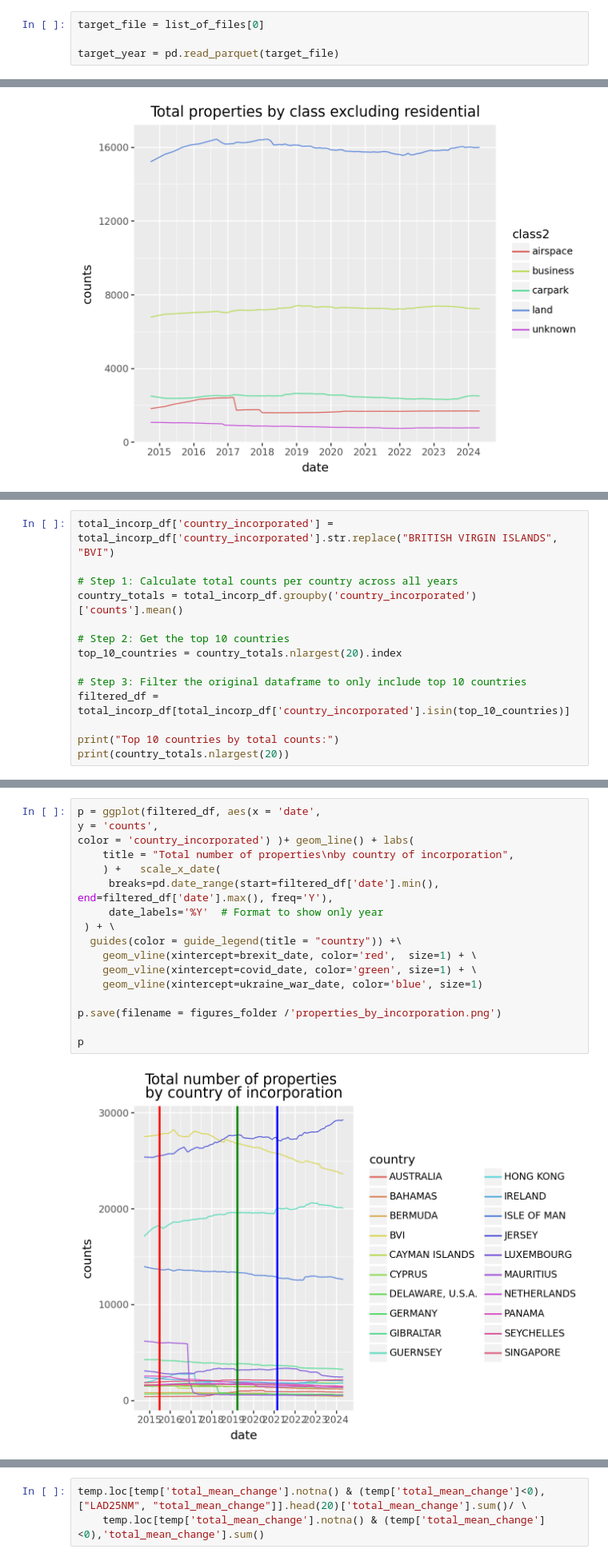
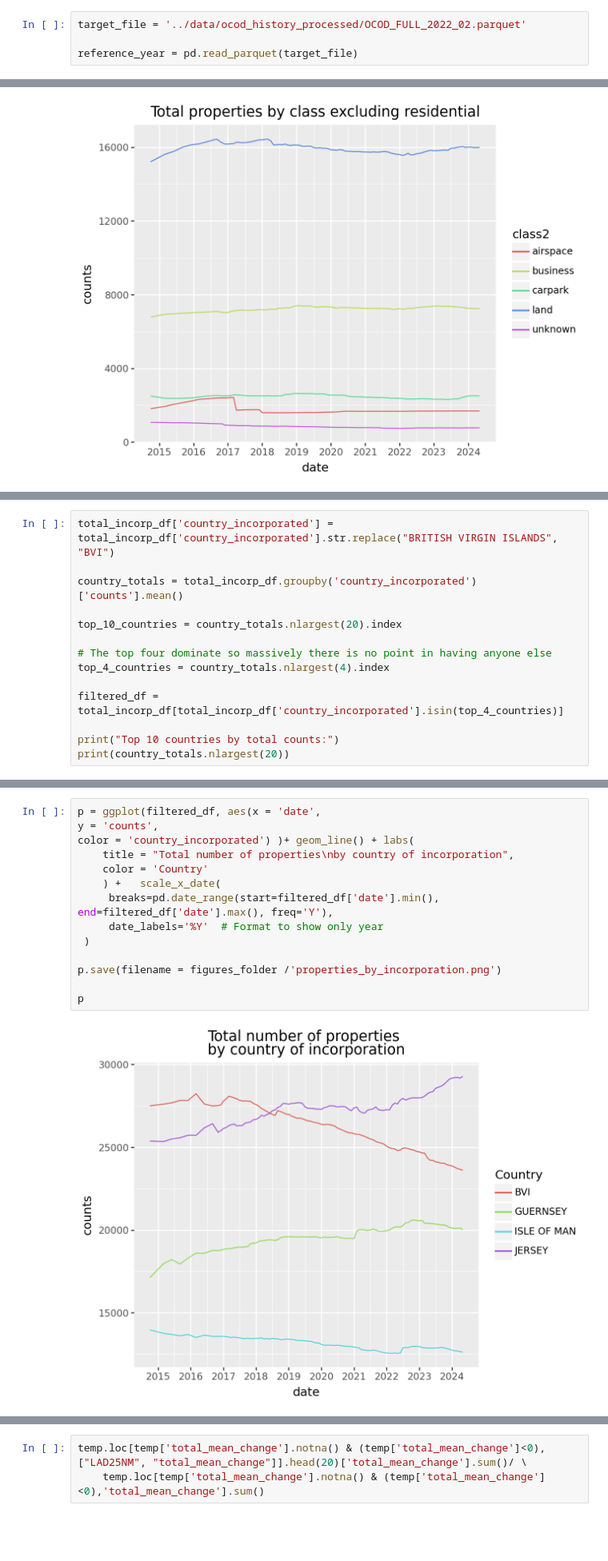
Before and after one commit to JonnoB/enhance_ocod, a Jupyter notebook: notebooks/exploratory_analysis.ipynb, the cells around one changed output, grey strips where cells are left out. Shown at 80% size. Cells and saved outputs as stored; diff of their text form; blank space fills up the shorter version.

```diff
--- a/notebooks/exploratory_analysis.ipynb
+++ b/notebooks/exploratory_analysis.ipynb
@@ -21,6 +24,6 @@ brexit_date = pd.to_datetime('2016-06-23')  # Brexit date
 covid_date = pd.to_datetime('2020-03-23')   # First UK lockdown
 ukraine_war_date = pd.to_datetime('2022-02-24')  # Start of Russia-Ukraine war
 # %%
-target_file = list_of_files[0]
+target_file = '../data/ocod_history_processed/OCOD_FULL_2022_02.parquet'
 
-target_year = pd.read_parquet(target_file)
+reference_year = pd.read_parquet(target_file)
@@ -130,14 +224,14 @@ p
 # %%
 total_incorp_df['country_incorporated'] = total_incorp_df['country_incorporated'].str.replace("BRITISH VIRGIN ISLANDS", "BVI")
 
-# Step 1: Calculate total counts per country across all years
 country_totals = total_incorp_df.groupby('country_incorporated')['counts'].mean()
 
-# Step 2: Get the top 10 countries
 top_10_countries = country_totals.nlargest(20).index
 
-# Step 3: Filter the original dataframe to only include top 10 countries
-filtered_df = total_incorp_df[total_incorp_df['country_incorporated'].isin(top_10_countries)]
+# The top four dominate so massively there is no point in having anyone else
+top_4_countries = country_totals.nlargest(4).index
+
+filtered_df = total_incorp_df[total_incorp_df['country_incorporated'].isin(top_4_countries)]
 
 print("Top 10 countries by total counts:")
 print(country_totals.nlargest(20))
@@ -178,22 +262,19 @@ total_incorp_df
 # %%
 p = ggplot(filtered_df, aes(x = 'date',
 y = 'counts',
 color = 'country_incorporated') )+ geom_line() + labs(
     title = "Total number of properties\nby country of incorporation",
+    color = 'Country'
     ) +   scale_x_date(
      breaks=pd.date_range(start=filtered_df['date'].min(), end=filtered_df['date'].max(), freq='Y'),
      date_labels='%Y'  # Format to show only year
- ) + \
-  guides(color = guide_legend(title = "country")) +\
-    geom_vline(xintercept=brexit_date, color='red',  size=1) + \
-    geom_vline(xintercept=covid_date, color='green', size=1) + \
-    geom_vline(xintercept=ukraine_war_date, color='blue', size=1)
+ )
 
 p.save(filename = figures_folder /'properties_by_incorporation.png')
 
 p
 # %% [output]
-[figure, old version]
+[figure, new version]
 # %%
 test = total_incorp_df.copy()
 
```
Also changed, not shown: parts of 22 cells of this notebook, 1 other file.
